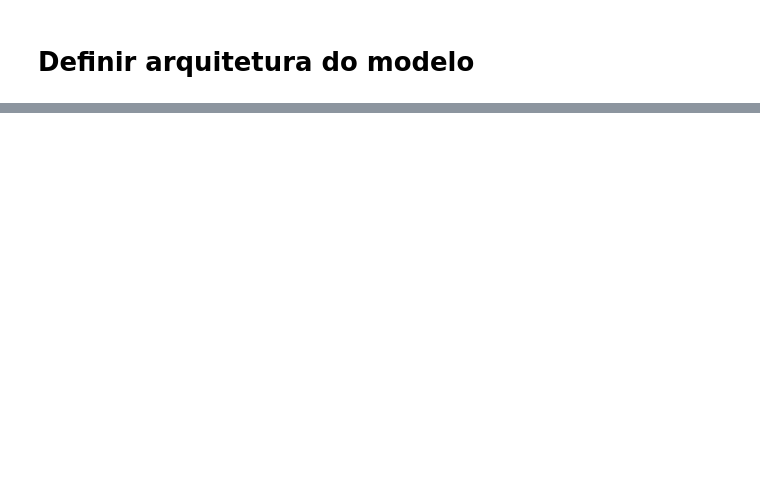
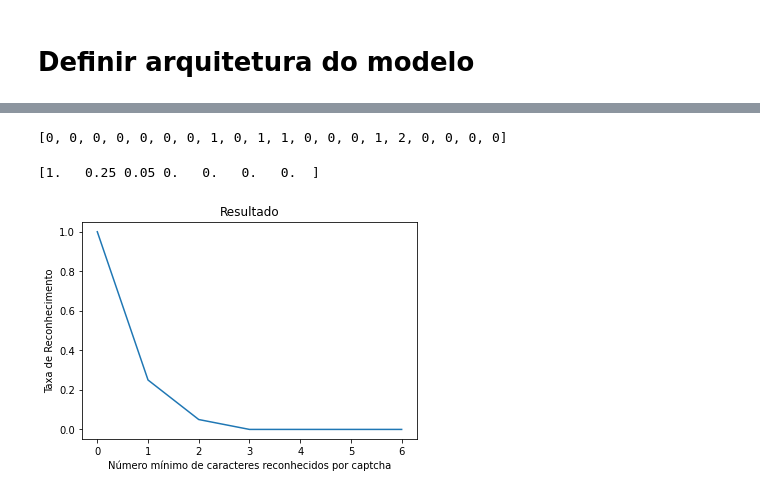
Before and after one commit to RenanBomtempo/captcha, a Jupyter notebook: main.ipynb, the cells around one changed output, grey strips where cells are left out. Cells and saved outputs as stored; diff of their text form; code cells hidden in the pictures; blank space fills up the shorter version.

```diff
--- a/main.ipynb
+++ b/main.ipynb
@@ -137,0 +189,26 @@ Network output:  [0. 0. 0. 0. 0. 0. 0. 0. 0. 0. 0. 0. 0. 0. 0. 0. 0. 0. 0. 1. 0.
+# %%
+print(acertos)
+# %% [output]
+[0, 0, 0, 0, 0, 0, 0, 1, 0, 1, 1, 0, 0, 0, 1, 2, 0, 0, 0, 0]
+# %%
+count = []
+for i in range(7):
+    count.append(acertos.count(i))
+
+rate = []
+for i in range(7):
+    rate.append(float(sum(count[i:])))
+
+rate = np.array(rate)
+rate/= rate[0]
+print(rate)
+# %% [output]
+[1.   0.25 0.05 0.   0.   0.   0.  ]
+# %%
+plt.title('Resultado')
+plt.xlabel('Número mínimo de caracteres reconhecidos por captcha')
+plt.ylabel('Taxa de Reconhecimento')
+plt.plot(list(range(7)), rate)
+plt.show()
+# %% [output]
+[figure, added]
```
Also changed, not shown: parts of 10 cells of this notebook.
